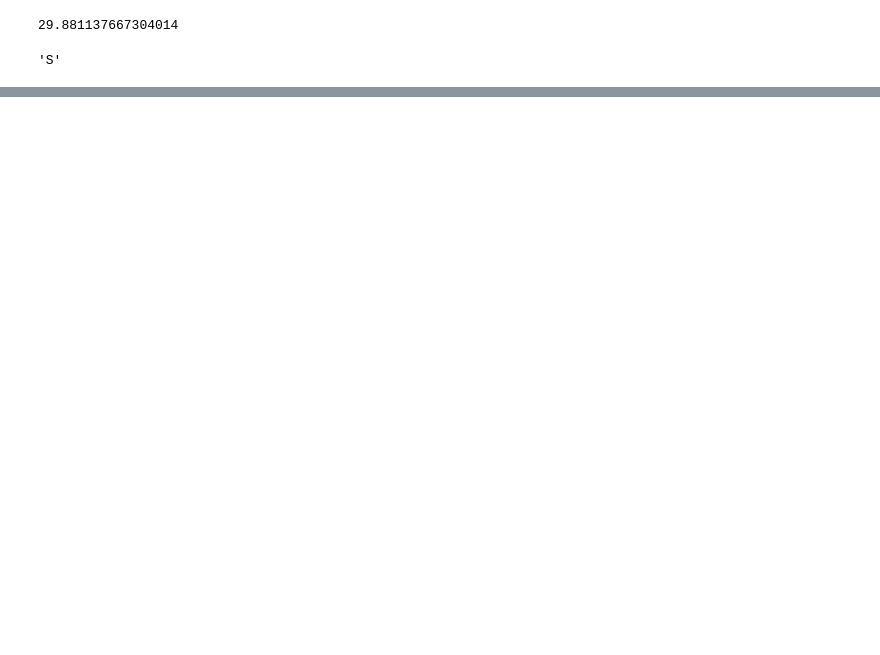
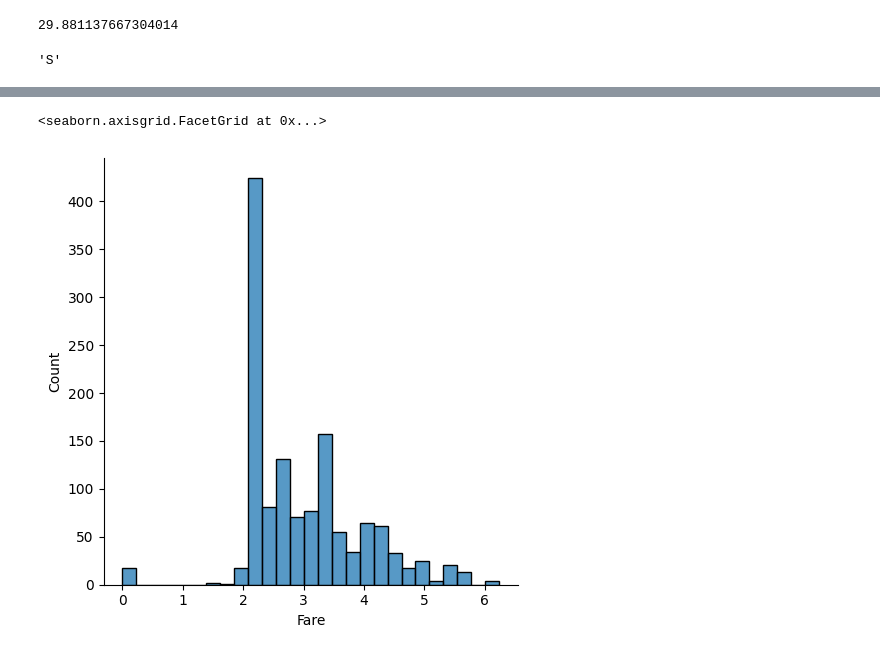
Before and after one commit to BhavyaT-135/Python-ML-Bootcamp, a Jupyter notebook: 02_titanic_dataset_analysis/titanic_dataset.ipynb, the cells around one changed output, grey strips where cells are left out. Cells and saved outputs as stored; diff of their text form; code cells hidden in the pictures; blank space fills up the shorter version.

```diff
--- a/02_titanic_dataset_analysis/titanic_dataset.ipynb
+++ b/02_titanic_dataset_analysis/titanic_dataset.ipynb
@@ -184,0 +207,5 @@ df['Embarked'] = df['Embarked'].fillna(df['Embarked'].mode())
+# %%
+sns.displot(df['Fare'])
+# %% [output]
+<seaborn.axisgrid.FacetGrid at 0x...>
+[figure, added]
```
Also changed, not shown: parts of 4 cells of this notebook.
